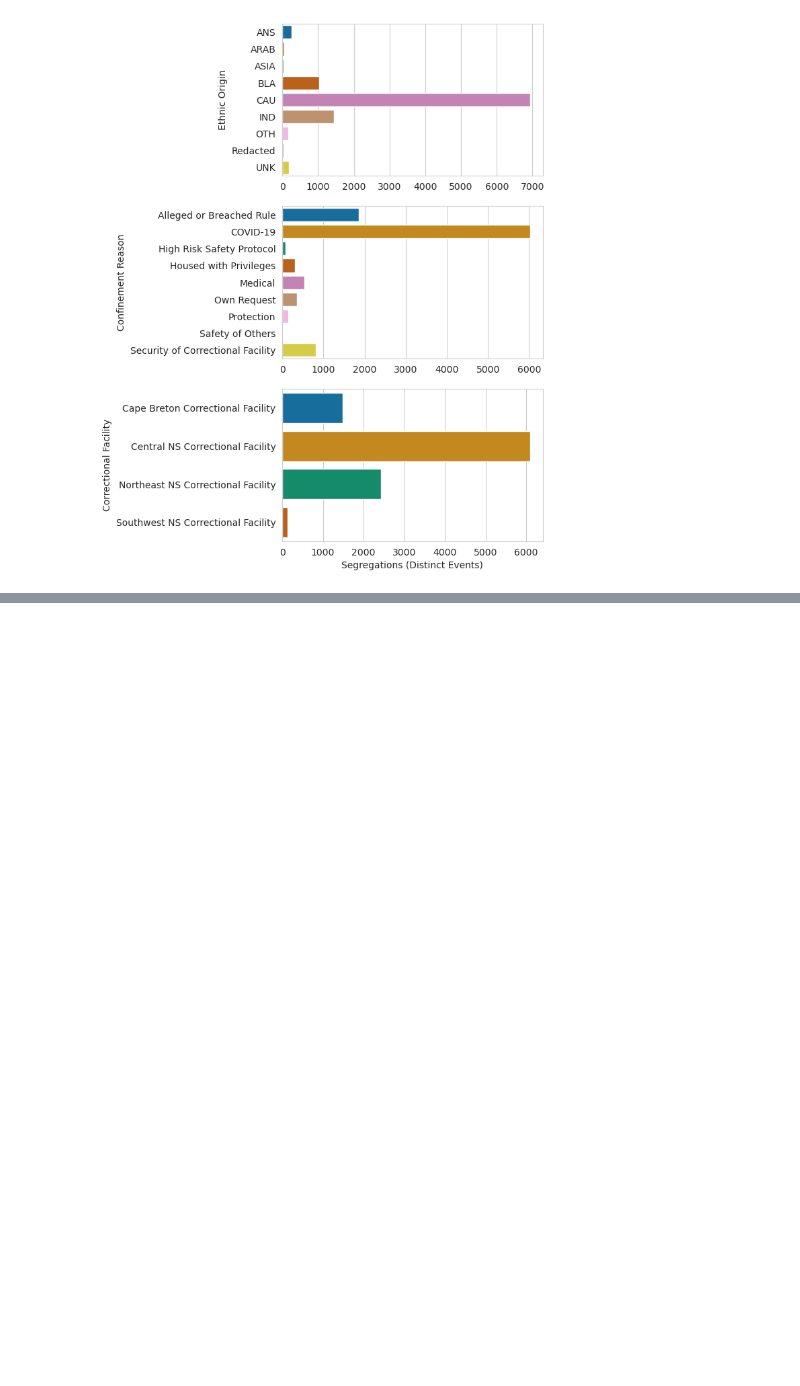
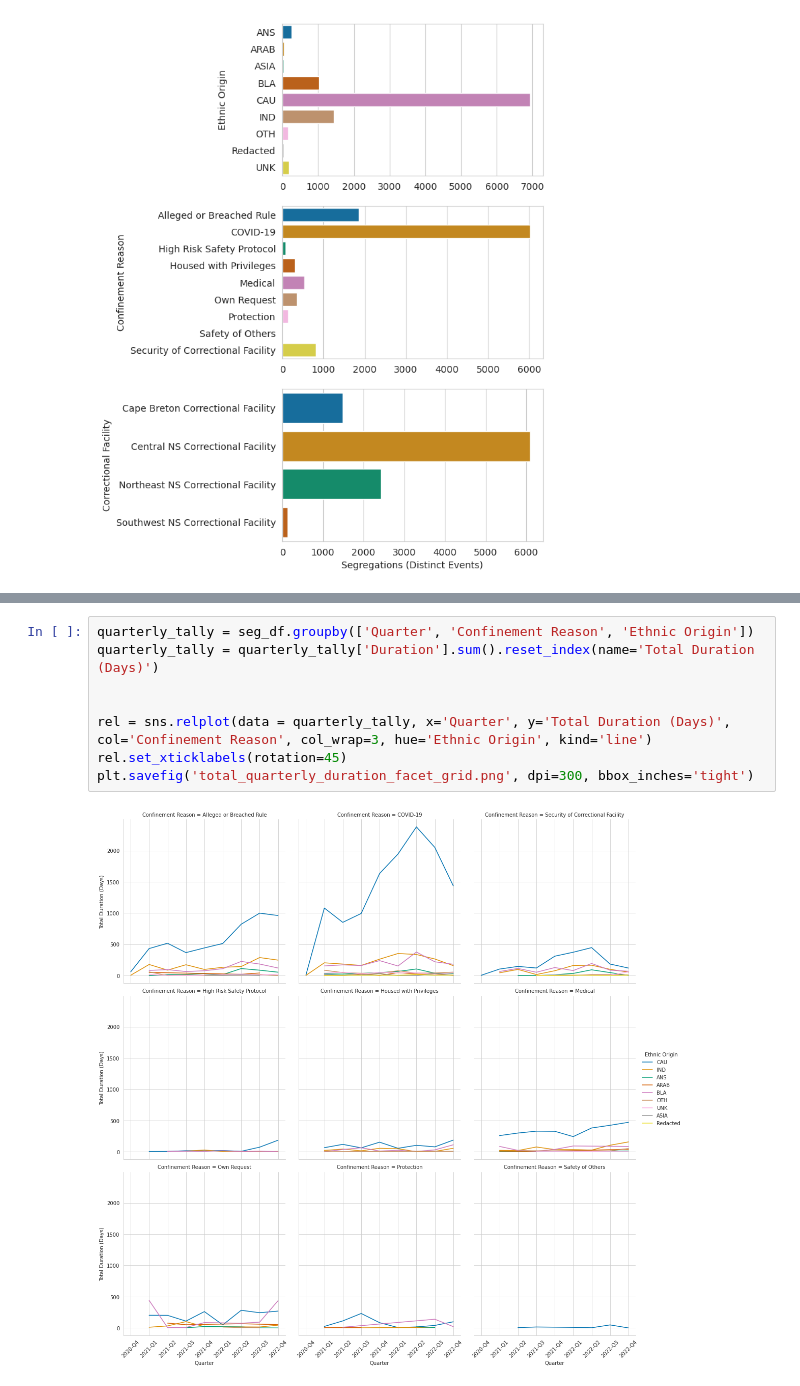
Before and after one commit to fmaguire/segregation_abuse_foipop, a Jupyter notebook: analysis_notebook.ipynb, the cells around one changed output, grey strips where cells are left out. Cells and saved outputs as stored; diff of their text form; blank space fills up the shorter version.

```diff
--- a/analysis_notebook.ipynb
+++ b/analysis_notebook.ipynb
@@ -165,0 +139,10 @@ TypeError: 'set' object is not callable
+# %%
+quarterly_tally = seg_df.groupby(['Quarter', 'Confinement Reason', 'Ethnic Origin'])
+quarterly_tally = quarterly_tally['Duration'].sum().reset_index(name='Total Duration (Days)')
+
+
+rel = sns.relplot(data = quarterly_tally, x='Quarter', y='Total Duration (Days)', col='Confinement Reason', col_wrap=3, hue='Ethnic Origin', kind='line')
+rel.set_xticklabels(rotation=45)
+plt.savefig('total_quarterly_duration_facet_grid.png', dpi=300, bbox_inches='tight')
+# %% [output]
+[figure, added]
```
Also changed, not shown: parts of 19 cells of this notebook, 7 other files.
